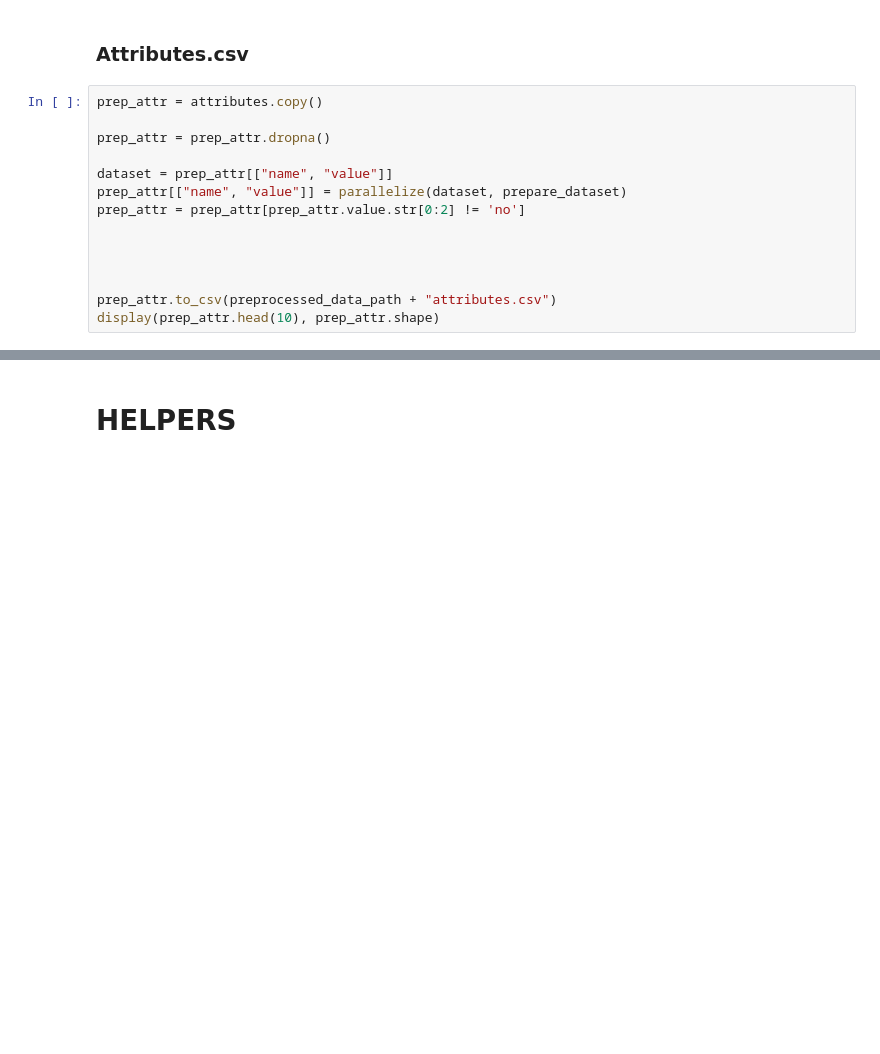
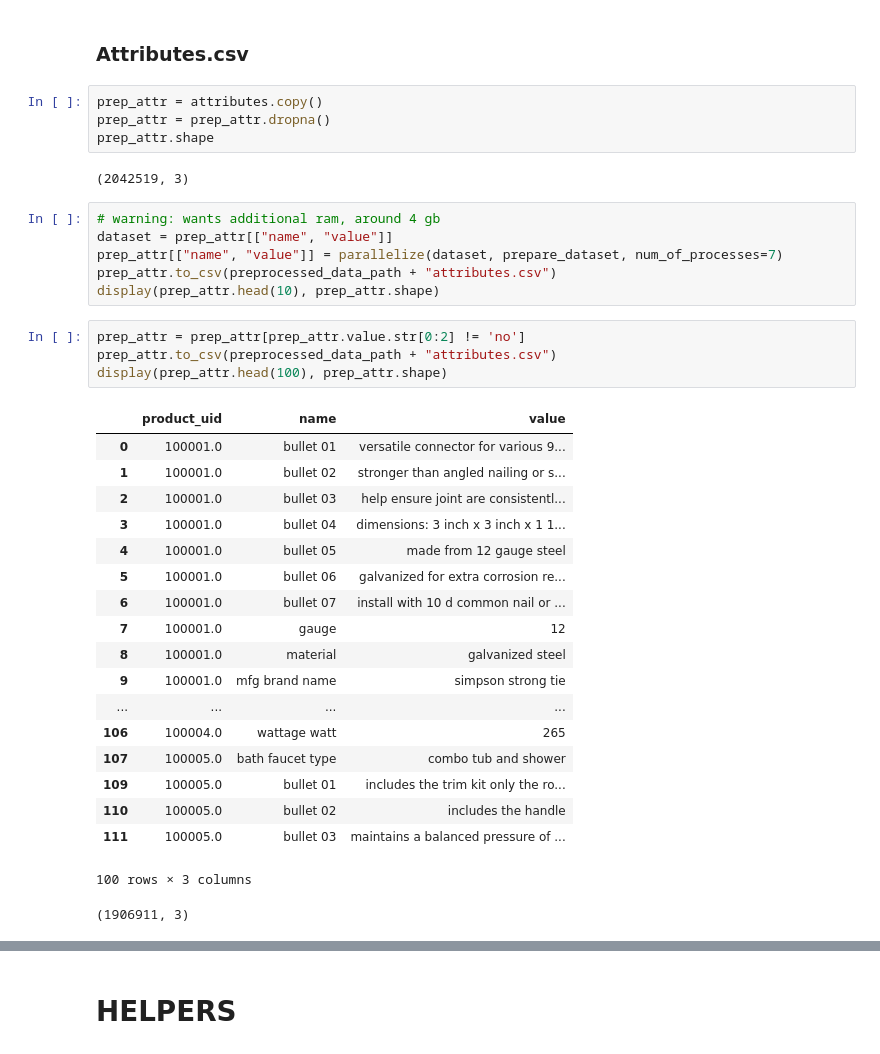
Before and after one commit to zeyger/home-depot, a Jupyter notebook: notebooks/home-depot.ipynb, the cells around one changed output, grey strips where cells are left out. Drawn from its saved outputs; the diff is of its cells as text; blank space fills up the shorter version.

```diff
--- a/notebooks/home-depot.ipynb
+++ b/notebooks/home-depot.ipynb
@@ -524,20 +503,42 @@ display(prep_desc.head(10), prep_desc.shape)
 (124428, 2)
 # %% [markdown]
 ### Attributes.csv
+# %%
+prep_attr = attributes.copy()
+prep_attr = prep_attr.dropna()
+prep_attr.shape
+# %% [output]
+(2042519, 3)
+# %%
+# warning: wants additional ram, around 4 gb
+dataset = prep_attr[["name", "value"]]
+prep_attr[["name", "value"]] = parallelize(dataset, prepare_dataset, num_of_processes=7)
+prep_attr.to_csv(preprocessed_data_path + "attributes.csv")
+display(prep_attr.head(10), prep_attr.shape)
 # %%
-prep_attr = attributes.copy()
-
-prep_attr = prep_attr.dropna()
-
-dataset = prep_attr[["name", "value"]]
-prep_attr[["name", "value"]] = parallelize(dataset, prepare_dataset)
 prep_attr = prep_attr[prep_attr.value.str[0:2] != 'no']
-
-
-
-
 prep_attr.to_csv(preprocessed_data_path + "attributes.csv")
-display(prep_attr.head(10), prep_attr.shape)
+display(prep_attr.head(100), prep_attr.shape)
+# %% [output]
+|  | product_uid | name | value |
+| 0 | 100001.0 | bullet 01 | versatile connector for various 9... |
+| 1 | 100001.0 | bullet 02 | stronger than angled nailing or s... |
+| 2 | 100001.0 | bullet 03 | help ensure joint are consistentl... |
+| 3 | 100001.0 | bullet 04 | dimensions: 3 inch x 3 inch x 1 1... |
+| 4 | 100001.0 | bullet 05 | made from 12 gauge steel |
+| 5 | 100001.0 | bullet 06 | galvanized for extra corrosion re... |
+| 6 | 100001.0 | bullet 07 | install with 10 d common nail or ... |
+| 7 | 100001.0 | gauge | 12 |
+| 8 | 100001.0 | material | galvanized steel |
+| 9 | 100001.0 | mfg brand name | simpson strong tie |
+| ... | ... | ... | ... |
+| 106 | 100004.0 | wattage watt | 265 |
+| 107 | 100005.0 | bath faucet type | combo tub and shower |
+| 109 | 100005.0 | bullet 01 | includes the trim kit only the ro... |
+| 110 | 100005.0 | bullet 02 | includes the handle |
+| 111 | 100005.0 | bullet 03 | maintains a balanced pressure of ... |
+100 rows × 3 columns
+(1906911, 3)
 # %%
 import gc
 gc.collect()
```
Also changed, not shown: parts of 8 cells of this notebook.
